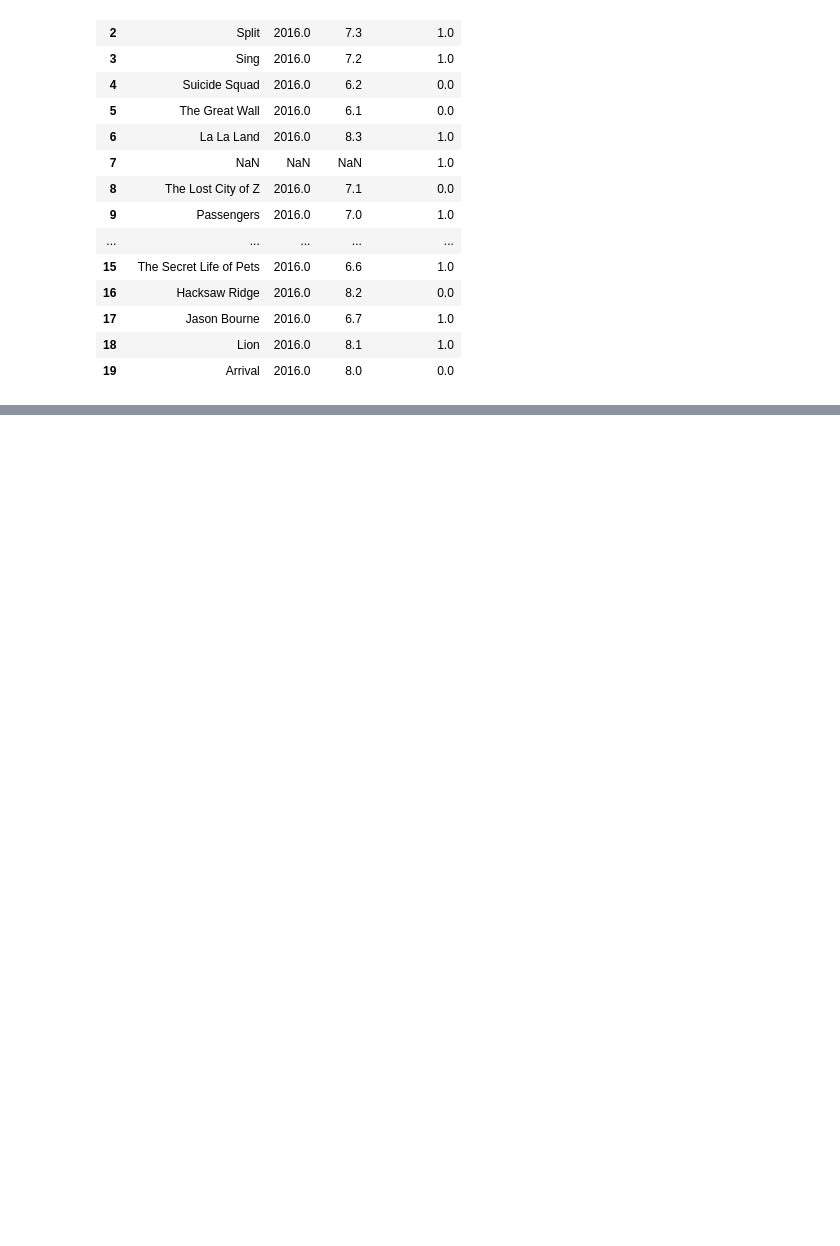
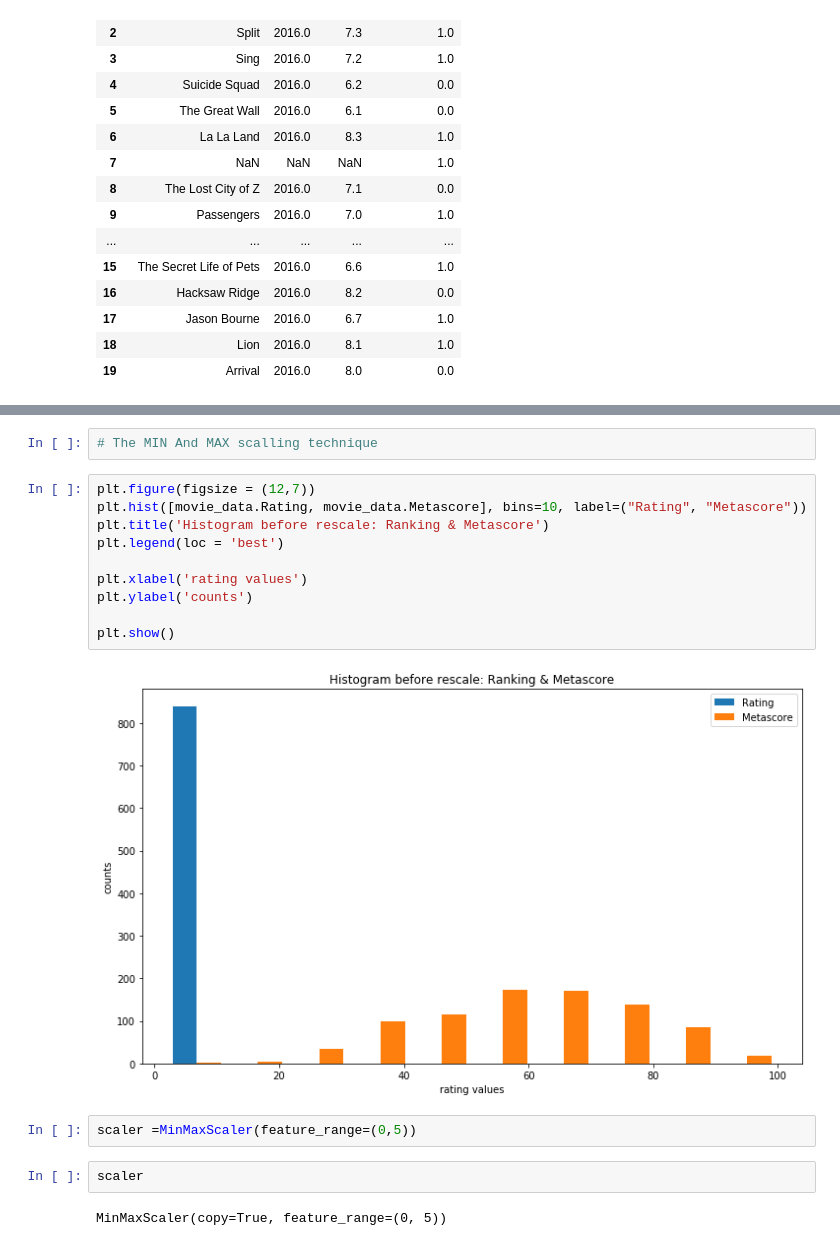
Before and after one commit to sawant-pranit/ML_Basic, a Jupyter notebook: Introduction/DataScalingAndEncoding/Notebook/data_scaling_encoding.ipynb, the cells around one changed output, grey strips where cells are left out. Drawn from its saved outputs; the diff is of its cells as text; blank space fills up the shorter version.

Commit message:
covered some part of scaling technique in sklearn preprocessing

```diff
--- a/Introduction/DataScalingAndEncoding/Notebook/data_scaling_encoding.ipynb
+++ b/Introduction/DataScalingAndEncoding/Notebook/data_scaling_encoding.ipynb
@@ -117,0 +128,20 @@ movie_data_updated[['Title', 'Year', 'Rating', 'Binary Rating']].head(20)
+# %%
+# The MIN And MAX scalling technique
+# %%
+plt.figure(figsize = (12,7))
+plt.hist([movie_data.Rating, movie_data.Metascore], bins=10, label=("Rating", "Metascore"))
+plt.title('Histogram before rescale: Ranking & Metascore')
+plt.legend(loc = 'best')
+
+plt.xlabel('rating values')
+plt.ylabel('counts')
+
+plt.show()
+# %% [output]
+[figure, added]
+# %%
+scaler =MinMaxScaler(feature_range=(0,5))
+# %%
+scaler
+# %% [output]
+MinMaxScaler(copy=True, feature_range=(0, 5))
```
Also changed, not shown: parts of 14 cells of this notebook, 1 other file.
